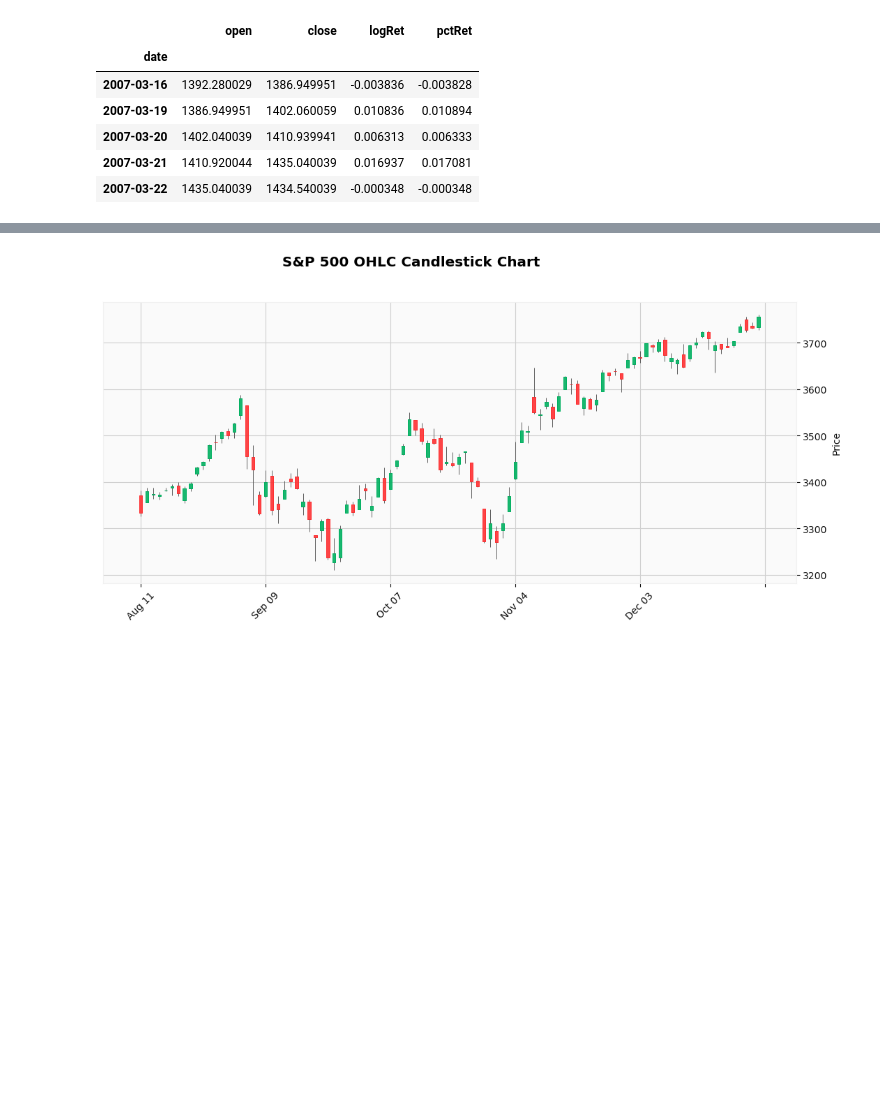
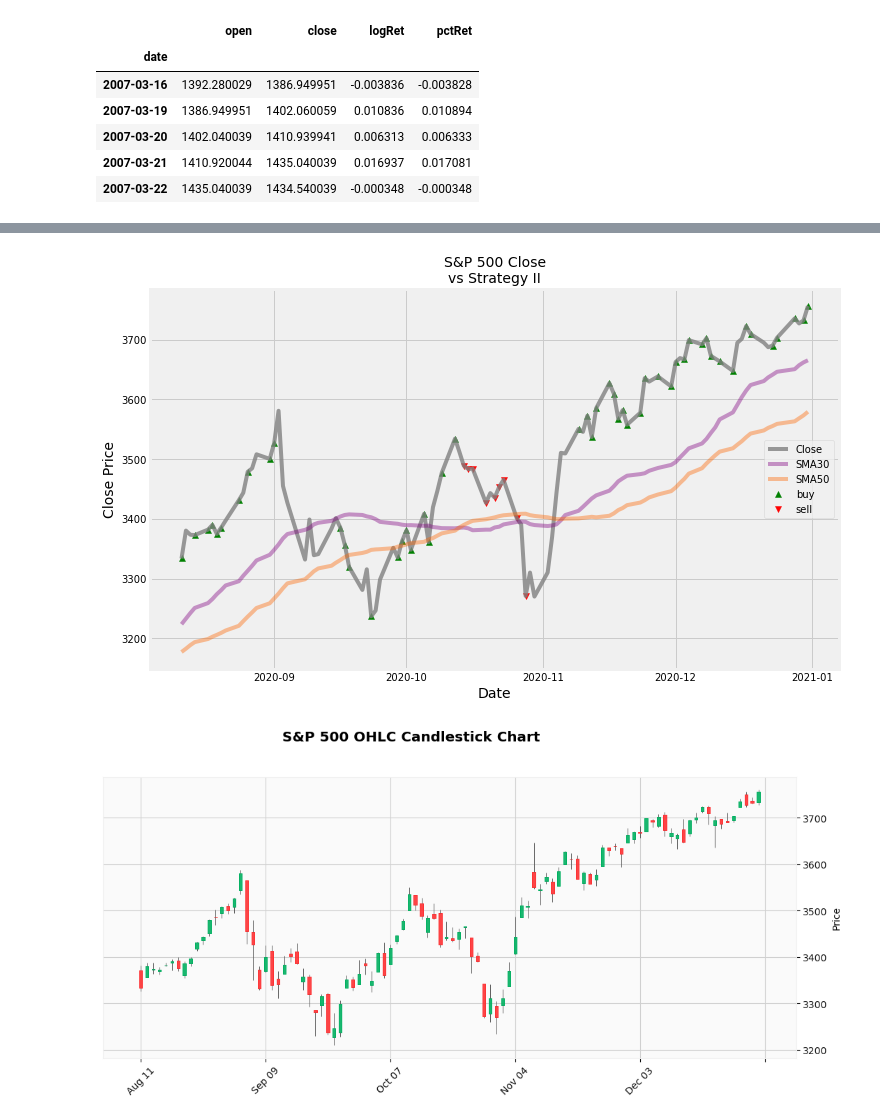
Before and after one commit to QuantVI/rand_various, a Jupyter notebook: wqu_capstone_code/draft5a_cleanup.ipynb, the cells around one changed output, grey strips where cells are left out. Cells and saved outputs as stored; diff of their text form; code cells hidden in the pictures; blank space fills up the shorter version.

```diff
--- a/wqu_capstone_code/draft5a_cleanup.ipynb
+++ b/wqu_capstone_code/draft5a_cleanup.ipynb
@@ -753,3 +793,7 @@ plt.show()
+# %%
+zoomPlot(df2,df2.s2Dec_ATR20,{"SMA30":df2.sma30, "SMA50" : df2.sma50},"Strategy II",100)
+# %% [output]
+[figure, added]
 # %%
 # OHLC graphs
 import mplfinance as mpf
```
Also changed, not shown: parts of 8 cells of this notebook.
